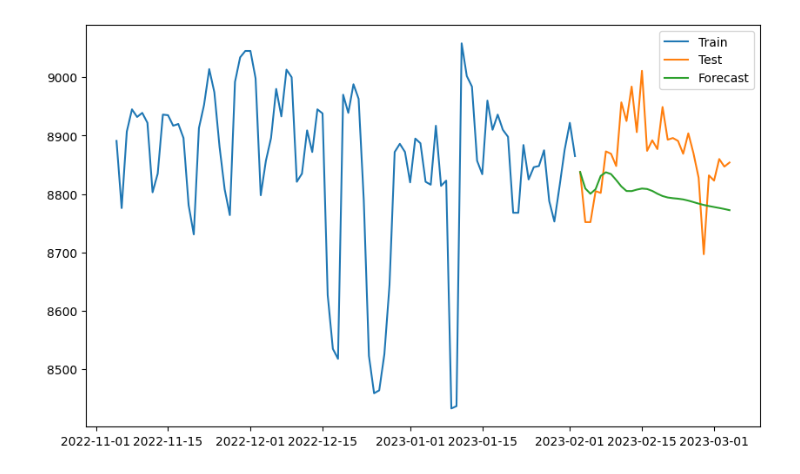
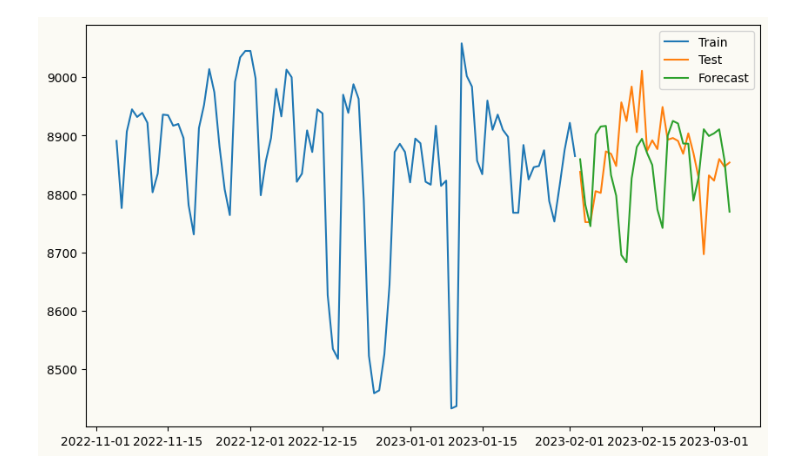
Before and after one commit to mustafaslanCoto/peshbeen, a Jupyter notebook: nbs/index.ipynb, the cells around one changed output. Saved outputs shown, nothing was run; the diff lists cells and outputs as text; code cells hidden in the pictures.

```diff
--- a/nbs/index.ipynb
+++ b/nbs/index.ipynb
@@ -55,0 +50,31 @@ array([8837.64012317, 8809.61409562, 8800.56549201, 8808.3564168 ,
+# %%
+from peshbeen.datasets import load_wales_admissions # addmissions to E&A hospitals in Wales
+from peshbeen.models import ml_forecaster
+from peshbeen.transformations import rolling_mean, rolling_std, expanding_mean
+from xgboost import XGBRegressor
+load_wales_admissions["day_of_week"] = load_wales_admissions.index.dayofweek # add day of week as a feature
+load_wales_admissions["month"] = load_wales_admissions.index.month # add month as a feature to capture seasonality
+load_wales_admissions["day_of_month"] = load_wales_admissions.index.day # add day of month as a feature to capture seasonality
+# split the data into train and test sets
+train = load_wales_admissions[:-30]
+test = load_wales_admissions[-30:]
+cat_variables = ["day_of_week", "month", "day_of_month"]
+transforms = [rolling_mean(window_size= 28, shift=7), rolling_std(window_size=28), expanding_mean()]
+# import linear regression from sklearn
+from sklearn.linear_model import LinearRegression
+ml_linear = ml_forecaster(model=XGBRegressor(),
+              target_col='admissions', lags = 6,
+              cat_variables=cat_variables,
+              lag_transform=transforms)
+ml_linear.fit(train)
+forecasts = ml_linear.forecast(H=30, exog=test[cat_variables])
+# %%
+## Plot the historical data
+import matplotlib.pyplot as plt
+plt.rcParams['figure.facecolor'] = "#FBFAF4"
+plt.rcParams['axes.facecolor'] = "#FBFAF4"
+load_wales_admissions["admissions"].plot(figsize=(10, 6), label='Admissions')
+plt.title("Daily Admissions to E&A Hospitals in Wales")
+plt.xlabel("Date")
+plt.ylabel("Number of Admissions")
+plt.show()
@@ -56,11 +83,10 @@ array([8837.64012317, 8809.61409562, 8800.56549201, 8808.3564168 ,
 # %%
 # plot the forecast against the actual values
-import matplotlib.pyplot as plt
 plt.figure(figsize=(10, 6))
 plt.plot(train.index[-90:], train['admissions'][-90:], label='Train')
 plt.plot(test.index, test['admissions'], label='Test')
-plt.plot(test.index, ml_linear.forecast(H=30), label='Forecast')
+plt.plot(test.index, forecasts, label='Forecast')
 plt.legend()
 plt.show()
 # %% [output]
-[figure, old version]
+[figure, new version]
```
Also changed, not shown: parts of 17 cells of this notebook, 35 other files.
